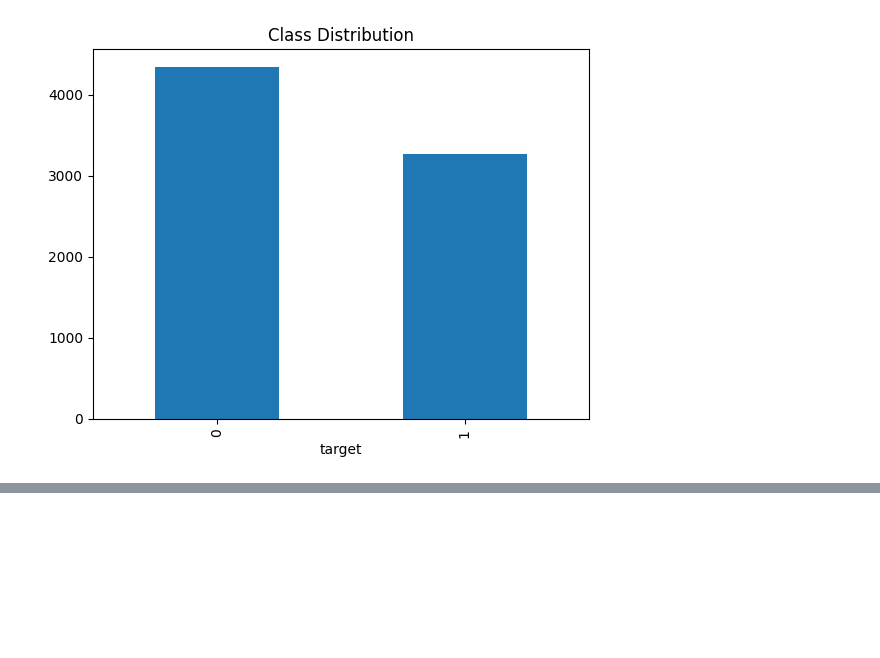
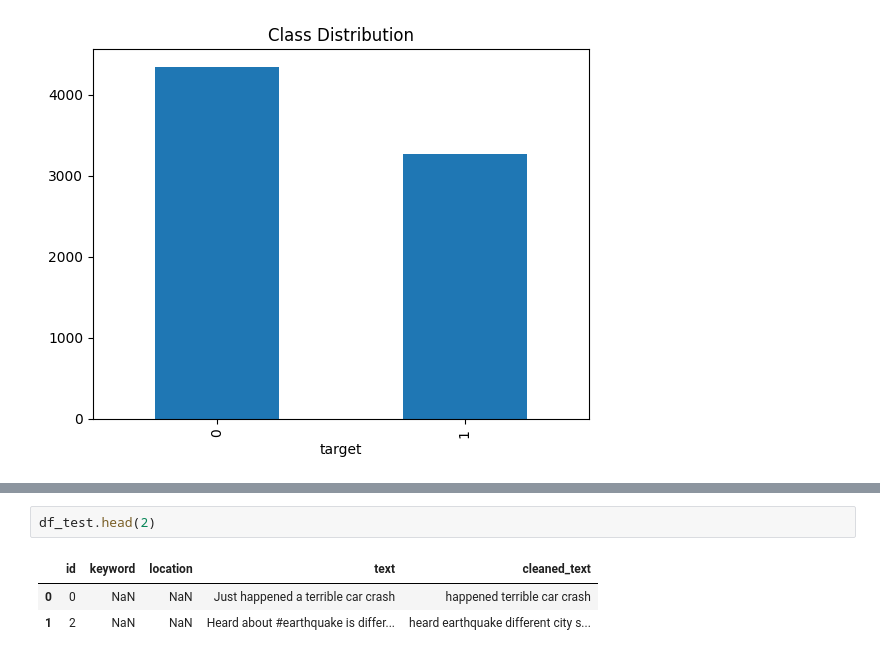
Before and after one commit to Sanjyot1999/NLP_PROJECT, a Jupyter notebook: Datacleaning.ipynb, the cells around one changed output, grey strips where cells are left out. Saved outputs shown, nothing was run; the diff lists cells and outputs as text; blank space fills up the shorter version.

```diff
--- a/Datacleaning.ipynb
+++ b/Datacleaning.ipynb
@@ -72,0 +114,6 @@ Name: count, dtype: int64
+# %%
+df_test.head(2)
+# %% [output]
+|  | id | keyword | location | text | cleaned_text |
+| 0 | 0 | NaN | NaN | Just happened a terrible car crash | happened terrible car crash |
+| 1 | 2 | NaN | NaN | Heard about #earthquake is differ... | heard earthquake different city s... |
```
Also changed, not shown: parts of 5 cells of this notebook.
